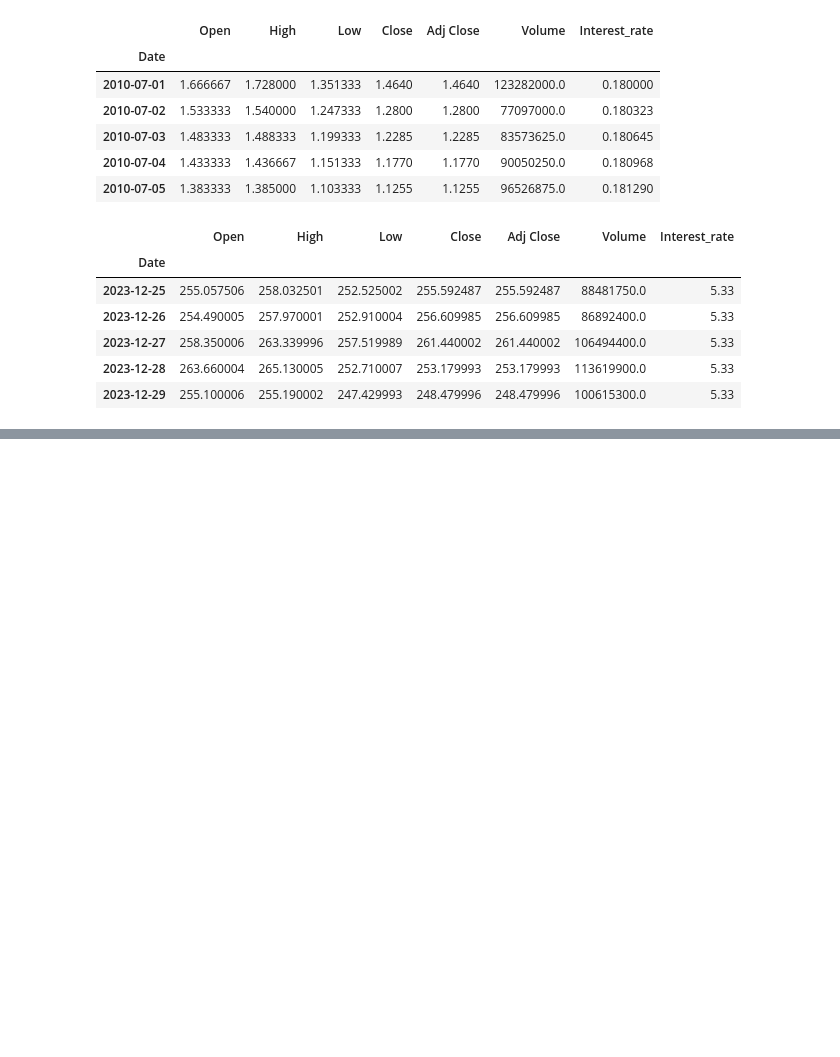
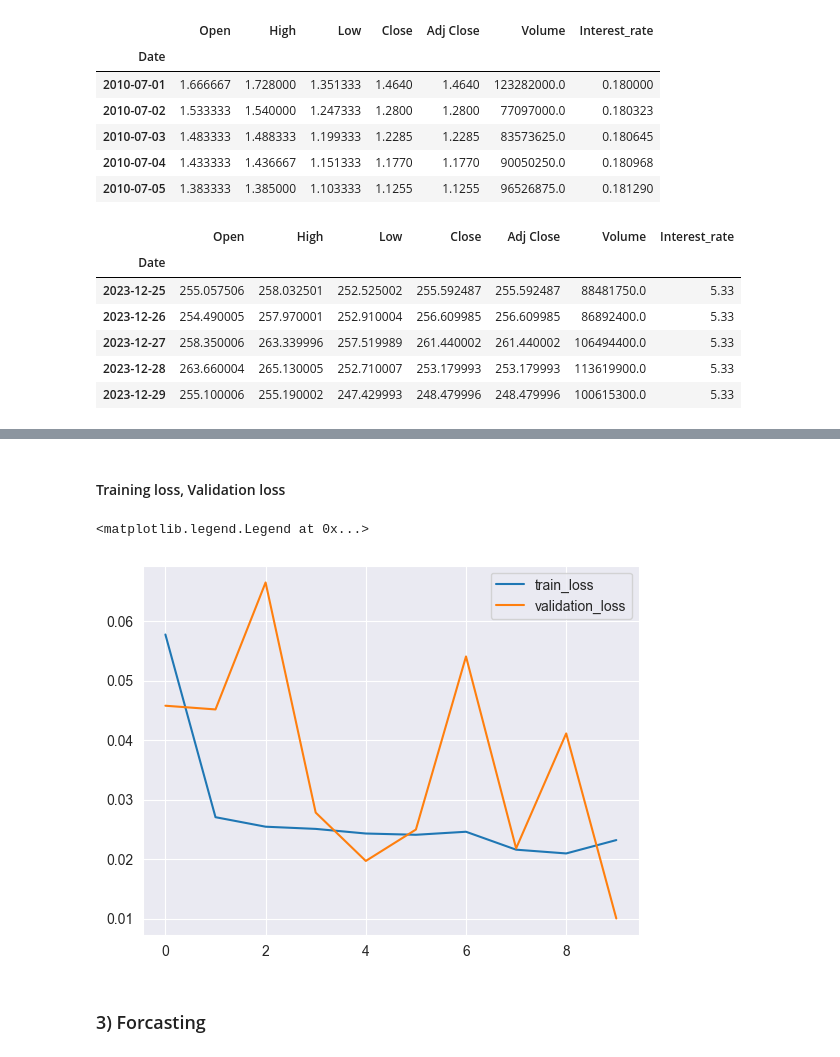
Before and after one commit to HenryYang03/Multivariate-Time-Series, a Jupyter notebook: Multivariate_time_series_analysis.ipynb, the cells around one changed output, grey strips where cells are left out. Drawn from its saved outputs; the diff is of its cells as text; code cells hidden in the pictures; blank space fills up the shorter version.

Commit message:
Trained the model and forcast for future 90 days' price.

```diff
--- a/Multivariate_time_series_analysis.ipynb
+++ b/Multivariate_time_series_analysis.ipynb
@@ -124,0 +154,4 @@ df.tail()
+# %%
+scaler = StandardScaler()
+scaler = scaler.fit(df)
+df_scaled = scaler.transform(df)
@@ -124,0 +160,15 @@ df.tail()
+# %%
+Train_X = []
+Train_Y = []
+
+predict_days = 1
+sliding_window_size = 14
+for i in range(sliding_window_size, len(df_scaled) - predict_days + 1):
+    Train_X.append(df_scaled[i - sliding_window_size:i, 0:df_scaled.shape[1]])
+    Train_Y.append(df_scaled[i + predict_days - 1:i + predict_days, 0])
+
+Train_X = np.array(Train_X)
+Train_Y = np.array(Train_Y)
+
+print(f'x.shape: {Train_X.shape}')
+print(f'y.shape: {Train_Y.shape}')
@@ -124,0 +180,9 @@ df.tail()
+# %%
+model = Sequential()
+model.add(LSTM(64, activation = 'relu', input_shape = (Train_X.shape[1], Train_X.shape[2]), return_sequences = True))
+model.add(LSTM(32, activation = 'relu', return_sequences = False))
+model.add(Dropout(0.2))
+model.add(Dense(Train_Y.shape[1]))
+
+model.compile(optimizer = 'adam', loss = 'mse')
+model.summary()
@@ -124,0 +207,2 @@ df.tail()
+# %%
+history = model.fit(Train_X, Train_Y, epochs = 10, batch_size = 16, validation_split = 0.1, verbose = 1)
@@ -124,0 +230,11 @@ df.tail()
+# %% [markdown]
+#### Training loss, Validation loss
+# %%
+plt.plot(history.history['loss'], label = 'train_loss')
+plt.plot(history.history['val_loss'], label ='validation_loss')
+plt.legend()
+# %% [output]
+<matplotlib.legend.Legend at 0x...>
+[figure, added]
+# %% [markdown]
+### 3) Forcasting
```
Also changed, not shown: parts of 17 cells of this notebook.
